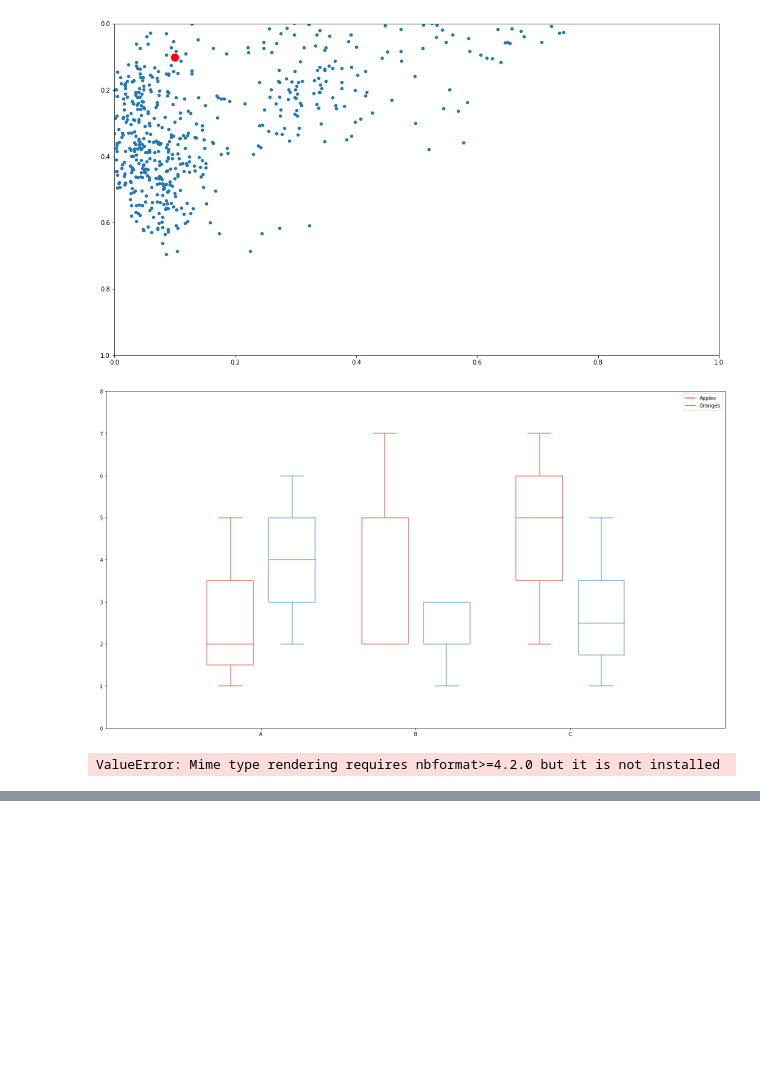
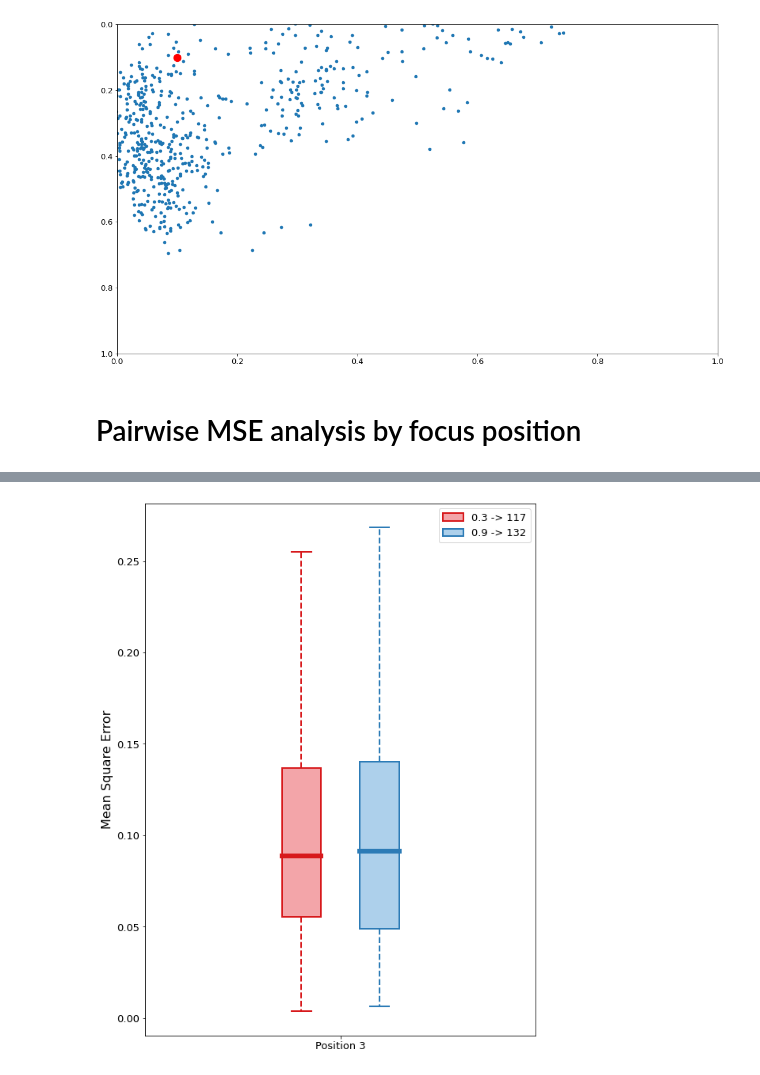
Before and after one commit to arnab-api/AttentionChecker--Student, a Jupyter notebook: Analysis/Real Data/performance_check.ipynb, the cells around one changed output, grey strips where cells are left out. Saved outputs shown, nothing was run; the diff lists cells and outputs as text; code cells hidden in the pictures; blank space fills up the shorter version.

Commit message:
completed initial performance analysis (glass, gender, camera res) -- added figures

```diff
--- a/Analysis/Real Data/performance_check.ipynb
+++ b/Analysis/Real Data/performance_check.ipynb
@@ -274,41 +290,56 @@ plt.scatter(marker_track["Position 2"][0], marker_track["Position 2"][1], color=
 [0.11582195039164493, 0.10750535227272731, 0.0948180833333333]
 <matplotlib.collections.PathCollection at 0x...>
 [figure]
+# %% [markdown]
+# Pairwise MSE analysis by focus position
 # %%
-data_a = [[1,2,5], [5,7,2,2,5], [7,2,5]]
-data_b = [[6,4,2], [1,2,5,3,2], [2,3,5,1]]
+def set_box_color(bp, color):
+    for item in ['boxes', 'whiskers', 'fliers', 'medians', 'caps']:
+        plt.setp(bp[item], color=color)
 
-ticks = ['A', 'B', 'C']
+def plotBoxCompare(data_left, data_right, label_left, label_right, x_axis_label, color_left='#D7191C', color_right='#2C7BB6', fill_left='#f3a5a9', fill_right='#add0eb'):
+    # bpl = plt.boxplot(data_a, positions=np.array(range(len(data_a)))*2.0-0.4, sym='', widths=0.4)
+    # bpr = plt.boxplot(data_b, positions=np.array(range(len(data_b)))*2.0+0.4, sym='', widths=0.4)
+    bpl = plt.boxplot(data_left, positions=np.array(range(1))*2.0-0.4, sym='', widths=0.4,
+                        whiskerprops = dict(linestyle='--', linewidth=2),
+                        medianprops = dict(linewidth=6),
+                        meanprops = dict(linestyle='--', linewidth=2),
+                        boxprops = dict(linestyle='-', linewidth=2),
+                        capprops = dict(linestyle='-', linewidth=2), patch_artist=True)
 
-def set_box_color(bp, color):
-    plt.setp(bp['boxes'], color=color)
-    plt.setp(bp['whiskers'], color=color)
-    plt.setp(bp['caps'], color=color)
-    plt.setp(bp['medians'], color=color)
+    bpr = plt.boxplot(data_right, positions=np.array(range(1))*2.0+0.4, sym='', widths=0.4,
+                        whiskerprops = dict(linestyle='--', linewidth=2),
+                        medianprops = dict(linewidth=6),
+                        meanprops = dict(linestyle='--', linewidth=2),
+                        boxprops = dict(linestyle='-', linewidth=2),
+                        capprops = dict(linestyle='-', linewidth=2), patch_artist=True)
 
-plt.figure()
+    set_box_color(bpl, color_left) # colors are from http://colorbrewer2.org/
+    set_box_color(bpr, color_right)
 
-bpl = plt.boxplot(data_a, positions=np.array(range(len(data_a)))*2.0-0.4, sym='', widths=0.6)
-bpr = plt.boxplot(data_b, positions=np.array(range(len(data_b)))*2.0+0.4, sym='', widths=0.6)
-set_box_color(bpl, '#D7191C') # colors are from http://colorbrewer2.org/
-set_box_color(bpr, '#2C7BB6')
+    for patch in bpl['boxes']:
+        patch.set(facecolor = fill_left)
+    for patch in bpr['boxes']:
+        patch.set(facecolor = fill_right)
 
-# draw temporary red and blue lines and use them to create a legend
-plt.plot([], c='#D7191C', label='Apples')
-plt.plot([], c='#2C7BB6', label='Oranges')
-plt.legend()
+    # draw temporary red and blue lines and use them to create a legend
+    plt.legend([bpl["boxes"][0], bpr["boxes"][0]], [label_left, label_right])
 
-plt.xticks(range(0, len(ticks) * 2, 2), ticks)
-plt.xlim(-2, len(ticks)*2)
-plt.ylim(0, 8)
-plt.tight_layout()
-plt.savefig('boxcompare.png')
+    ticks = [x_axis_label]
+    plt.xticks(range(0, len(ticks) * 2, 2), ticks)
+    plt.xlim(-2, len(ticks)*2)
+    # plt.ylim(0, 8)
+    plt.ylabel("Mean Square Error", fontsize=16)
+    plt.tight_layout()
+    # plt.savefig('boxcompare.png')
-# %% [output]
-[figure, removed]
-# %%
-import plotly.express as px
-df = px.data.tips()
-fig = px.box(df, y="total_bill")
-fig.show()
-# %% [output]
-ValueError: Mime type rendering requires nbformat>=4.2.0 but it is not installed
+# %%
+plt.rcParams["figure.figsize"] = (8, 10)
+plt.rcParams.update({'font.size': 13})
+
+position = "Position 3"
+
+left = loadjson__multileSession(list(marker_track.keys()), _filter = {"glass": -1, "gender": -1, "brightness": -1, "camera_res": .3})
+right = loadjson__multileSession(list(marker_track.keys()), _filter = {"glass": -1, "gender": -1, "brightness": -1, "camera_res": .9})
+
+plotBoxCompare(left[2], right[2], "0.3 -> {}".format(left[3]), "0.9 -> {}".format(right[3]), position)
+# %% [output]
@@ -314,0 +364 @@ ValueError: Mime type rendering requires nbformat>=4.2.0 but it is not installed
+[figure, added]
```
Also changed, not shown: parts of 4 cells of this notebook, 13 other files.
